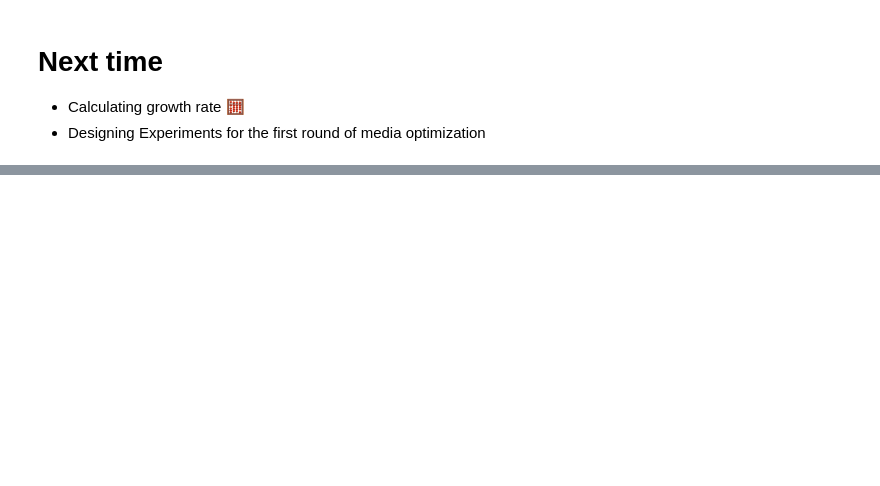
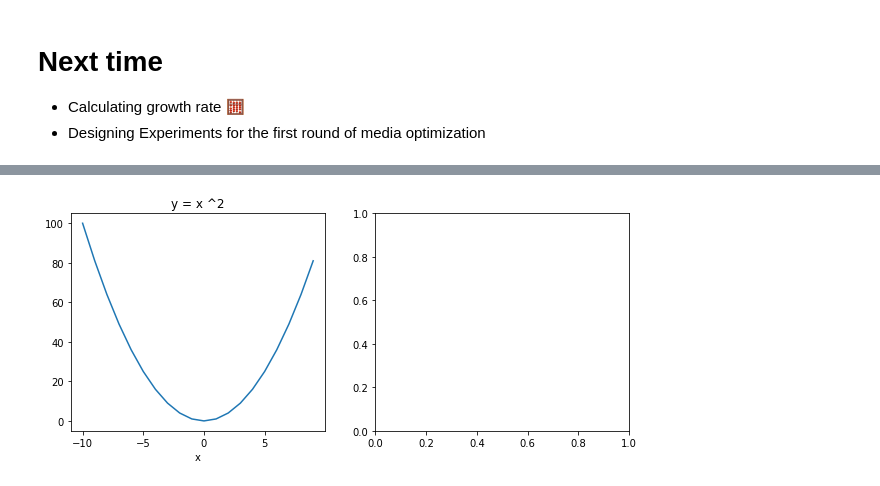
Before and after one commit to UoMMIB/Python-Club, a Jupyter notebook: Tutorials/Design-of-Experiments.ipynb, the cells around one changed output, grey strips where cells are left out. Saved outputs shown, nothing was run; the diff lists cells and outputs as text; code cells hidden in the pictures; blank space fills up the shorter version.

```diff
--- a/Tutorials/Design-of-Experiments.ipynb
+++ b/Tutorials/Design-of-Experiments.ipynb
@@ -174,0 +243,9 @@ DesignOfExpAnswers.quick_plot(df.subtract(df[0], axis=0))
+# %%
+fig, ax = plt.subplots(nrows=1, ncols=2, figsize=(10,4))
+x_axis = range(-10,10)
+ax[0].plot(x_axis, [i**2 for i in x_axis])
+ax[0].set_title('y = x ^2')
+ax[0].set_xlabel('x')
+plt.show()
+# %% [output]
+[figure, added]
```
Also changed, not shown: parts of 17 cells of this notebook, 1 other file.
